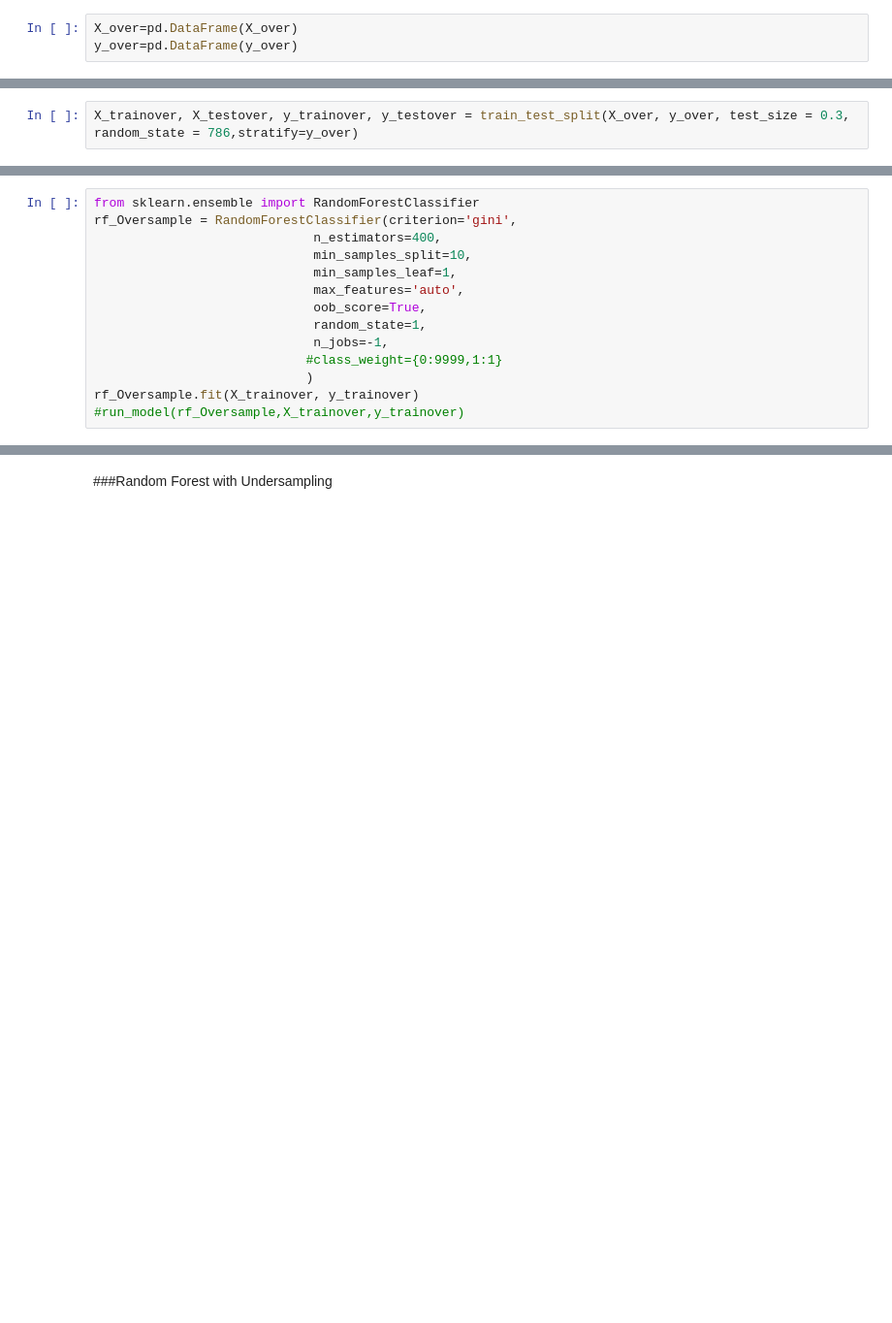
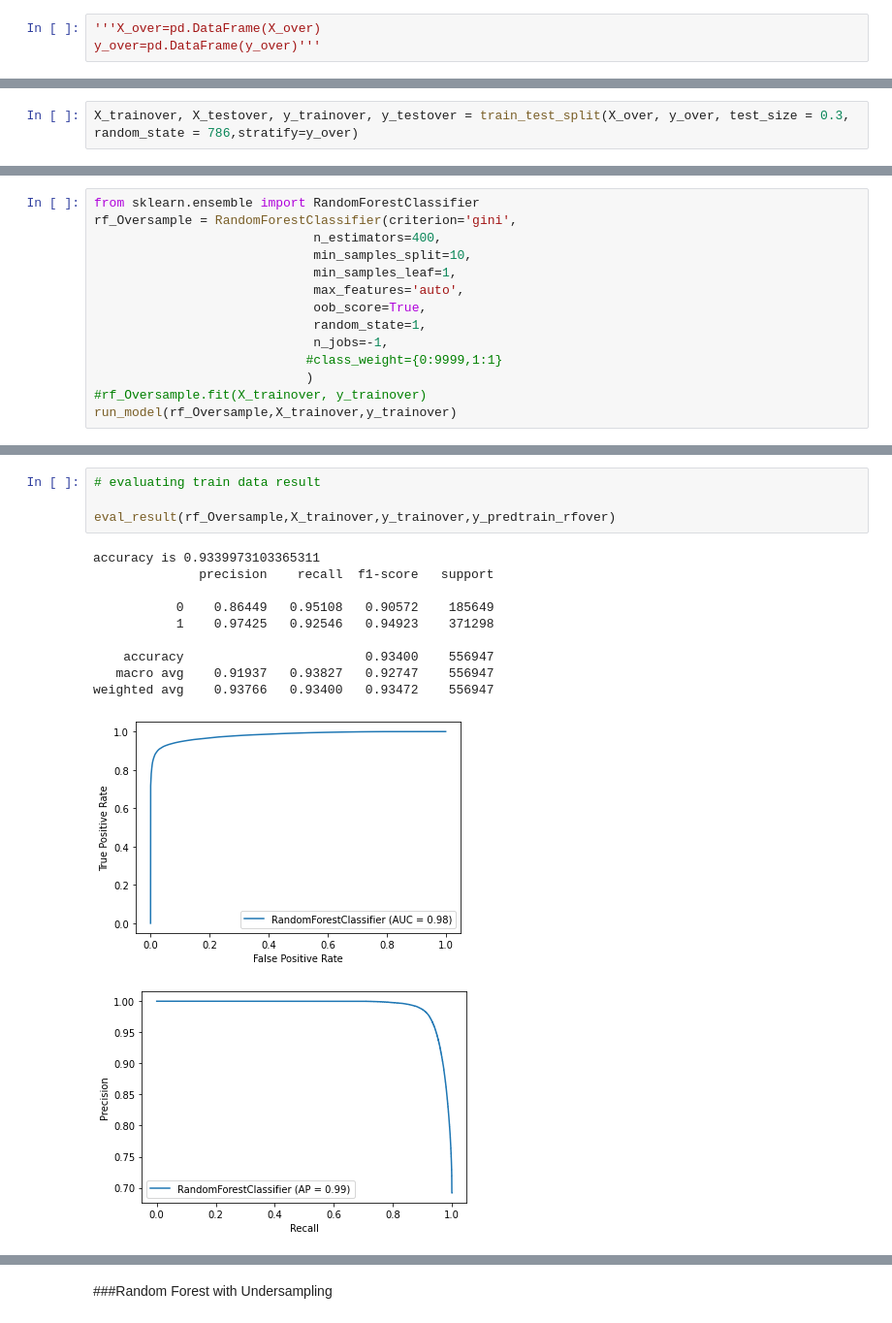
Before and after one commit to Mayank-004/Covid-19-, a Jupyter notebook: Covid19_Death_Predictive_Analysis_Imbalance_correction.ipynb, the cells around one changed output, grey strips where cells are left out. Shown at 97% size. Drawn from its saved outputs; the diff is of its cells as text; blank space fills up the shorter version.

```diff
--- a/Covid19_Death_Predictive_Analysis_Imbalance_correction.ipynb
+++ b/Covid19_Death_Predictive_Analysis_Imbalance_correction.ipynb
@@ -341,5 +252,5 @@ X_over
 # fit and apply the transform
 X_over, y_over = oversample.fit_resample(X, Y)
 # %%
-X_over=pd.DataFrame(X_over)
-y_over=pd.DataFrame(y_over)
+'''X_over=pd.DataFrame(X_over)
+y_over=pd.DataFrame(y_over)'''
@@ -421,6 +268,6 @@ rf_Oversample = RandomForestClassifier(criterion='gini',
                              n_jobs=-1,
                             #class_weight={0:9999,1:1}
                             )
-rf_Oversample.fit(X_trainover, y_trainover)
-#run_model(rf_Oversample,X_trainover,y_trainover)
+#rf_Oversample.fit(X_trainover, y_trainover)
+run_model(rf_Oversample,X_trainover,y_trainover)
 # %% [output]
@@ -507,0 +280,16 @@ y_predtrain_rfover
+# %%
+# evaluating train data result
+
+eval_result(rf_Oversample,X_trainover,y_trainover,y_predtrain_rfover)
+# %% [output]
+accuracy is 0.9339973103365311
+              precision    recall  f1-score   support
+
+           0    0.86449   0.95108   0.90572    185649
+           1    0.97425   0.92546   0.94923    371298
+
+    accuracy                        0.93400    556947
+   macro avg    0.91937   0.93827   0.92747    556947
+weighted avg    0.93766   0.93400   0.93472    556947
+[figure, added]
+[figure, added]
```
Also changed, not shown: parts of 37 cells of this notebook.
